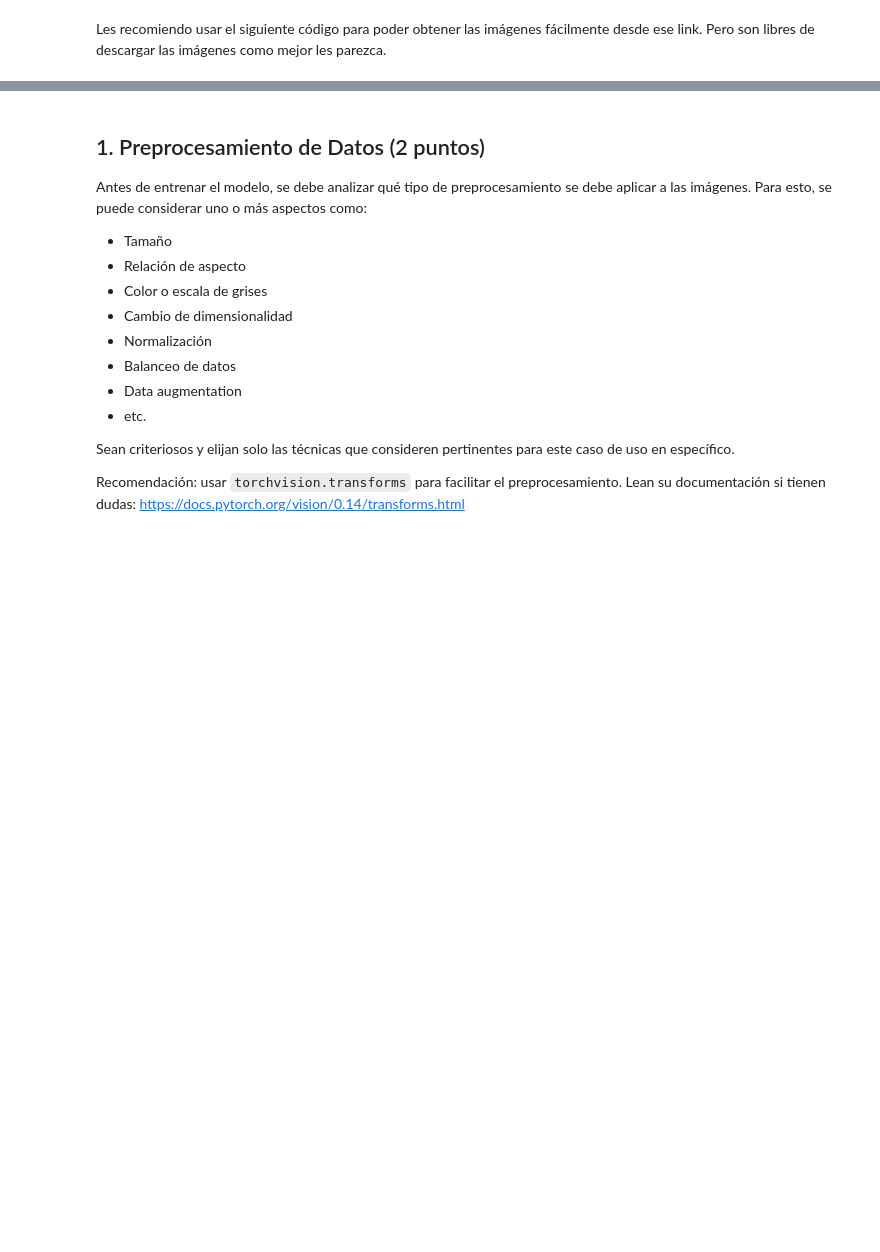
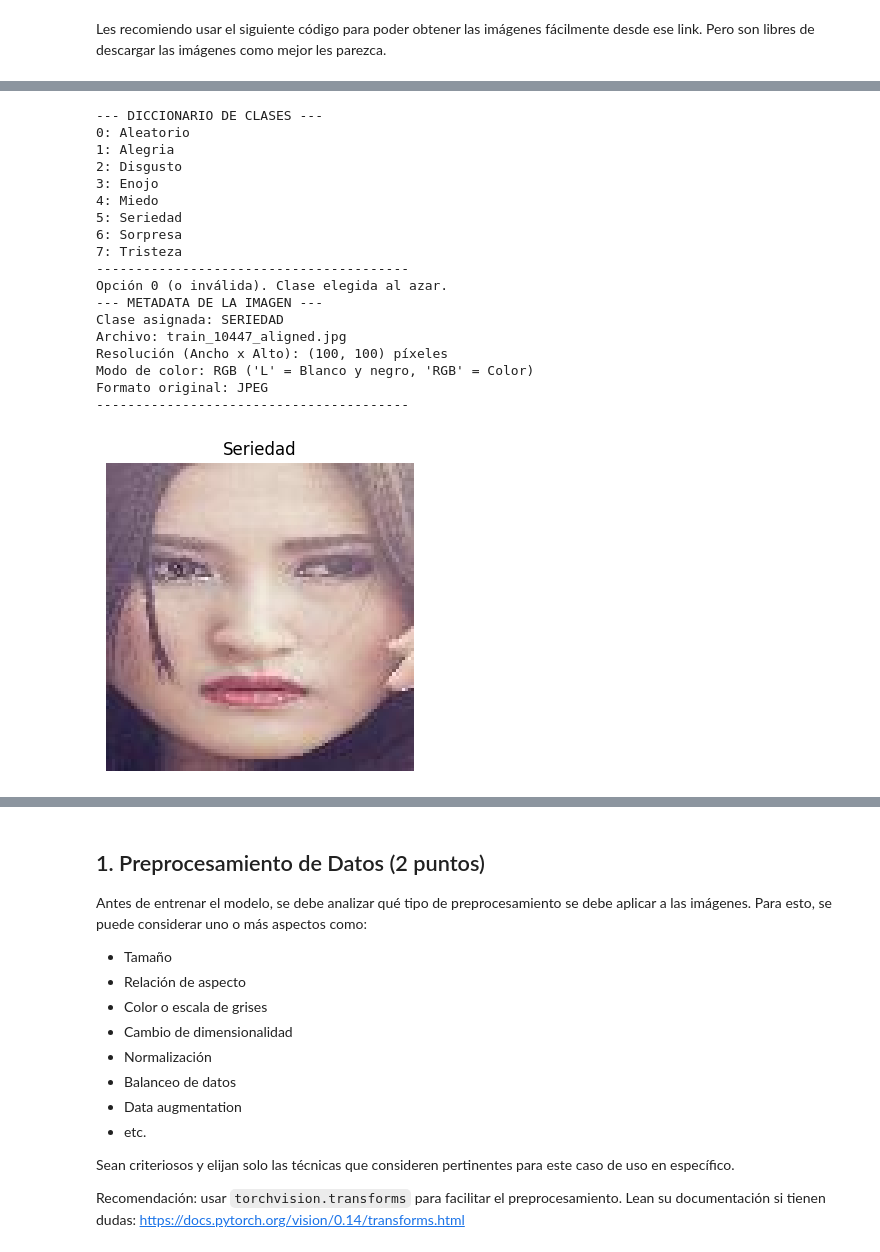
Before and after one commit to AndresMontesDeOca/Deep_Learning, a Jupyter notebook: MONTESDEOCA-ANDRES-DL-TP3-Co24.ipynb.ipynb, the cells around one changed output, grey strips where cells are left out. Saved outputs shown, nothing was run; the diff lists cells and outputs as text; code cells hidden in the pictures; blank space fills up the shorter version.

```diff
--- a/MONTESDEOCA-ANDRES-DL-TP3-Co24.ipynb.ipynb
+++ b/MONTESDEOCA-ANDRES-DL-TP3-Co24.ipynb.ipynb
@@ -48,0 +111,78 @@ DATASET_ROOT_VAL   = '/content/datos_zip/dataset_emociones/validation'
+# %%
+# VISUALIZADOR
+import os
+import random
+import matplotlib.pyplot as plt
+from PIL import Image
+
+# Clases ordenadas alfabéticamente
+clases = sorted(os.listdir(DATASET_ROOT_TRAIN))
+
+# Crear y mostrar el diccionario de opciones
+diccionario_clases = {i+1: c for i, c in enumerate(clases)}
+print("--- DICCIONARIO DE CLASES ---")
+print("0: Aleatorio")
+for k, v in diccionario_clases.items():
+    print(f"{k}: {v.capitalize()}")
+print("-" * 40)
+
+# @markdown Ingresa el número de la clase que deseas visualizar:
+opcion_clase = 0 # @param {type:"integer"}
+
+if 1 <= opcion_clase <= len(clases):
+    clase_seleccionada = diccionario_clases[opcion_clase]
+else:
+    clase_seleccionada = random.choice(clases)
+    print("Opción 0 (o inválida). Clase elegida al azar.")
+
+ruta_clase = os.path.join(DATASET_ROOT_TRAIN, clase_seleccionada)
+imagenes_disponibles = [f for f in os.listdir(ruta_clase) if os.path.isfile(os.path.join(ruta_clase, f))]
+
+if imagenes_disponibles:
+    imagen_random = random.choice(imagenes_disponibles)
+    ruta_imagen = os.path.join(ruta_clase, imagen_random)
+
+    # Abrir la imagen con PIL para extraer metadata
+    img = Image.open(ruta_imagen)
+
+    print("--- METADATA DE LA IMAGEN ---")
+    print(f"Clase asignada: {clase_seleccionada.upper()}")
+    print(f"Archivo: {imagen_random}")
+    print(f"Resolución (Ancho x Alto): {img.size} píxeles")
+    print(f"Modo de color: {img.mode} ('L' = Blanco y negro, 'RGB' = Color)")
+    print(f"Formato original: {img.format}")
+    print("-" * 40)
+
+    # Mostrar la imagen con matplotlib
+    plt.figure(figsize=(4, 4))
+    # Si es escala de grises, le indicamos el colormap adecuado a matplotlib
+    if img.mode == 'L':
+        plt.imshow(img, cmap='gray')
+    else:
+        plt.imshow(img)
+
+    plt.title(f"{clase_seleccionada.capitalize()}")
+    plt.axis('off')
+    plt.show()
+else:
+    print(f"No se encontraron imágenes en la clase {clase_seleccionada}.")
+# %% [output]
+--- DICCIONARIO DE CLASES ---
+0: Aleatorio
+1: Alegria
+2: Disgusto
+3: Enojo
+4: Miedo
+5: Seriedad
+6: Sorpresa
+7: Tristeza
+----------------------------------------
+Opción 0 (o inválida). Clase elegida al azar.
+--- METADATA DE LA IMAGEN ---
+Clase asignada: SERIEDAD
+Archivo: train_10447_aligned.jpg
+Resolución (Ancho x Alto): (100, 100) píxeles
+Modo de color: RGB ('L' = Blanco y negro, 'RGB' = Color)
+Formato original: JPEG
+----------------------------------------
+[figure, added]
```
Also changed, not shown: parts of 5 cells of this notebook.
